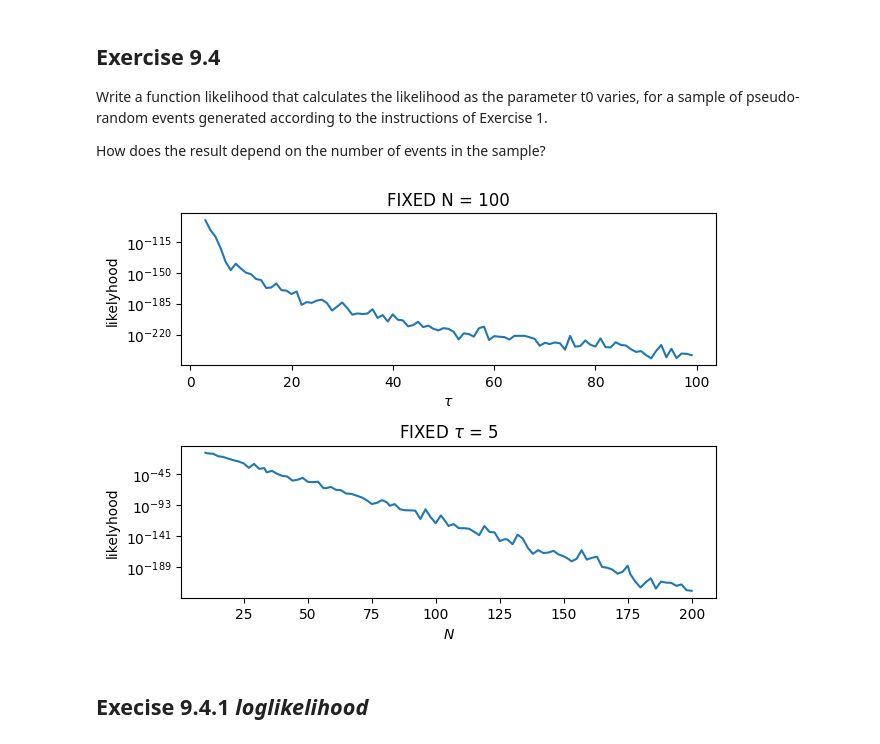
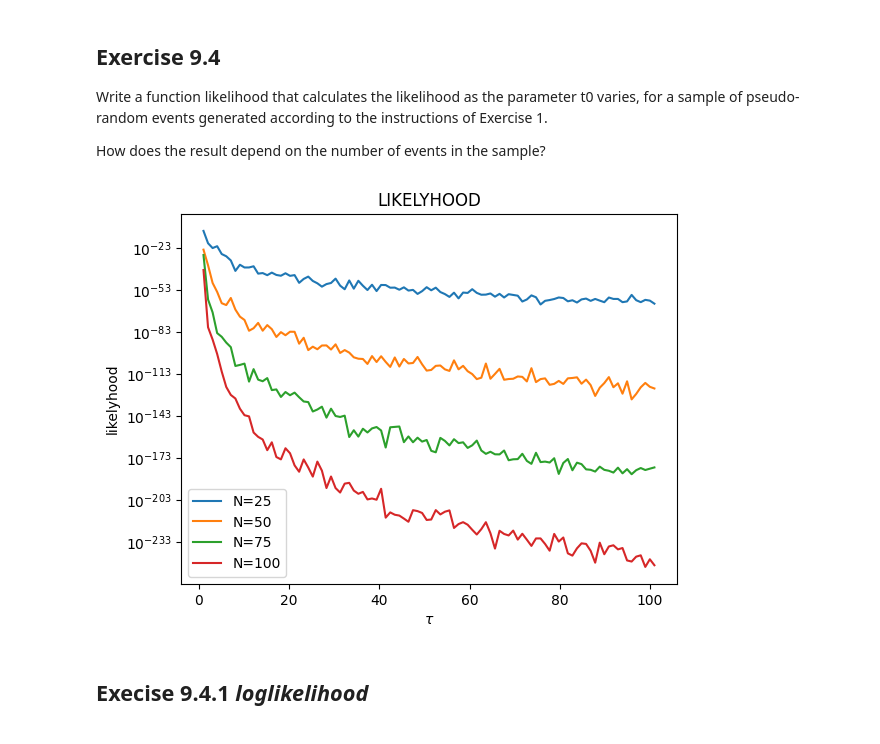
Before and after one commit to CarminatiGiovanni/LaboratorioCalcoloEStatistica, a Jupyter notebook: exercises_9_271123.ipynb, the cells around one changed output. Drawn from its saved outputs; the diff is of its cells as text; code cells hidden in the pictures.

```diff
--- a/exercises_9_271123.ipynb
+++ b/exercises_9_271123.ipynb
@@ -54,44 +54,29 @@ How does the result depend on the number of events in the sample?
 # %%
 def likelyhood(f,X,tau):
   return np.prod(f(X,tau))
 
 def exponential_pdf(X,tau):
   return sc.expon.pdf(X,scale=tau)
 
-fig, ax = plt.subplots(nrows = 2, ncols = 1)
+t0s = np.linspace(1,101,100)
 
-# FIXEX N
-N = 100
-lkh = []
-t0s = range(3,100)
-for t0 in t0s:
-  X = rexp(t0,N)
-  lkh.append(likelyhood(exponential_pdf,X,t0))
+for N in [25,50,75,100]:
+  lkh = []
+  for t0 in t0s:
+    X = rexp(t0,N)
+    lkh.append(likelyhood(exponential_pdf,X,t0))
 
-ax[0].plot(t0s,lkh, label='N={N}')
-ax[0].set_yscale('log')
-ax[0].set_xlabel('$\\tau$')
-ax[0].set_ylabel('likelyhood')
-ax[0].set_title('FIXED N = 100')
+  plt.plot(t0s,lkh, label=f'N={N}')
 
-# FIXED t0
-t0 = 5
-lkh = []
-LENS = np.linspace(10,200,100,dtype=np.int32)
-for N in LENS:
-  X = rexp(t0,N)
-  lkh.append(likelyhood(exponential_pdf,X,t0))
+plt.yscale('log')
+plt.xlabel('$\\tau$')
+plt.ylabel('likelyhood')
+plt.title('LIKELYHOOD')
+plt.legend()
 
-ax[1].plot(LENS,lkh)
-ax[1].set_yscale('log')
-ax[1].set_xlabel('$N$')
-ax[1].set_ylabel('likelyhood')
-ax[1].set_title('FIXED $\\tau$ = 5')
-
-fig.tight_layout()
 plt.show()
 # %% [output]
-[figure, old version]
+[figure, new version]
 # %% [markdown]
 ## Execise 9.4.1 _loglikelihood_
 # %%
```
Also changed, not shown: parts of 1 cell of this notebook.
